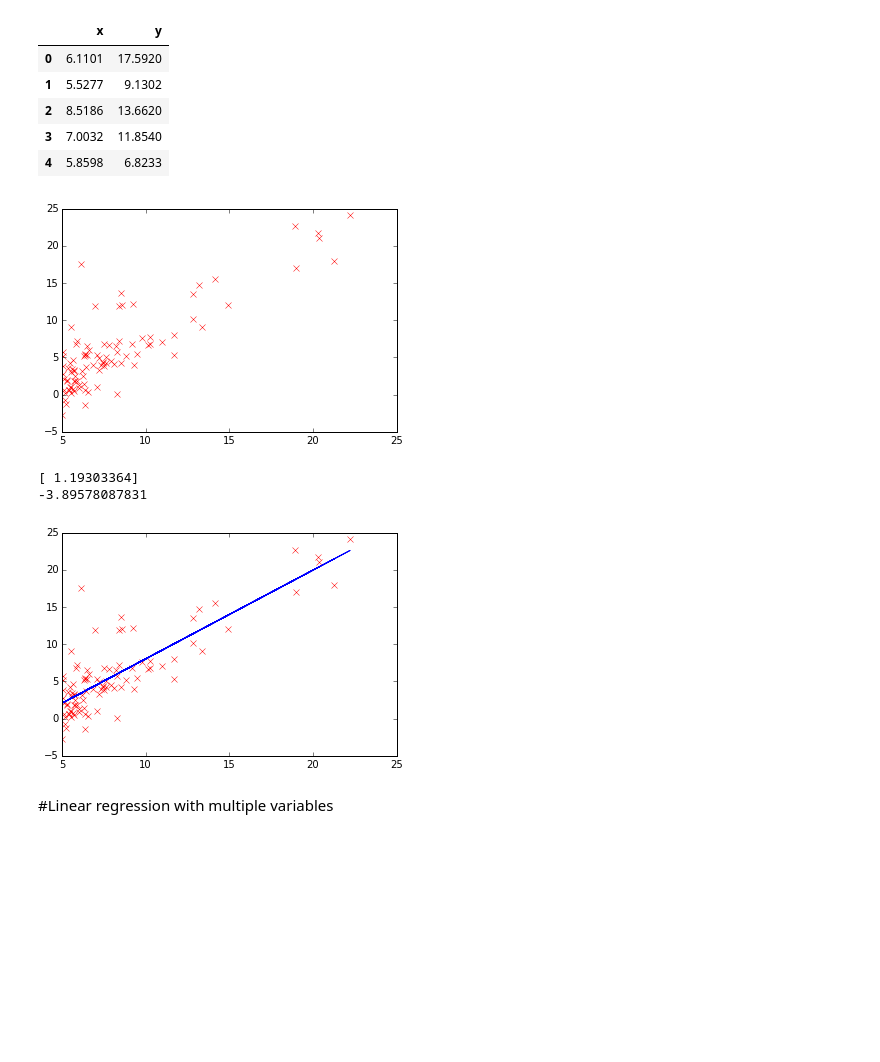
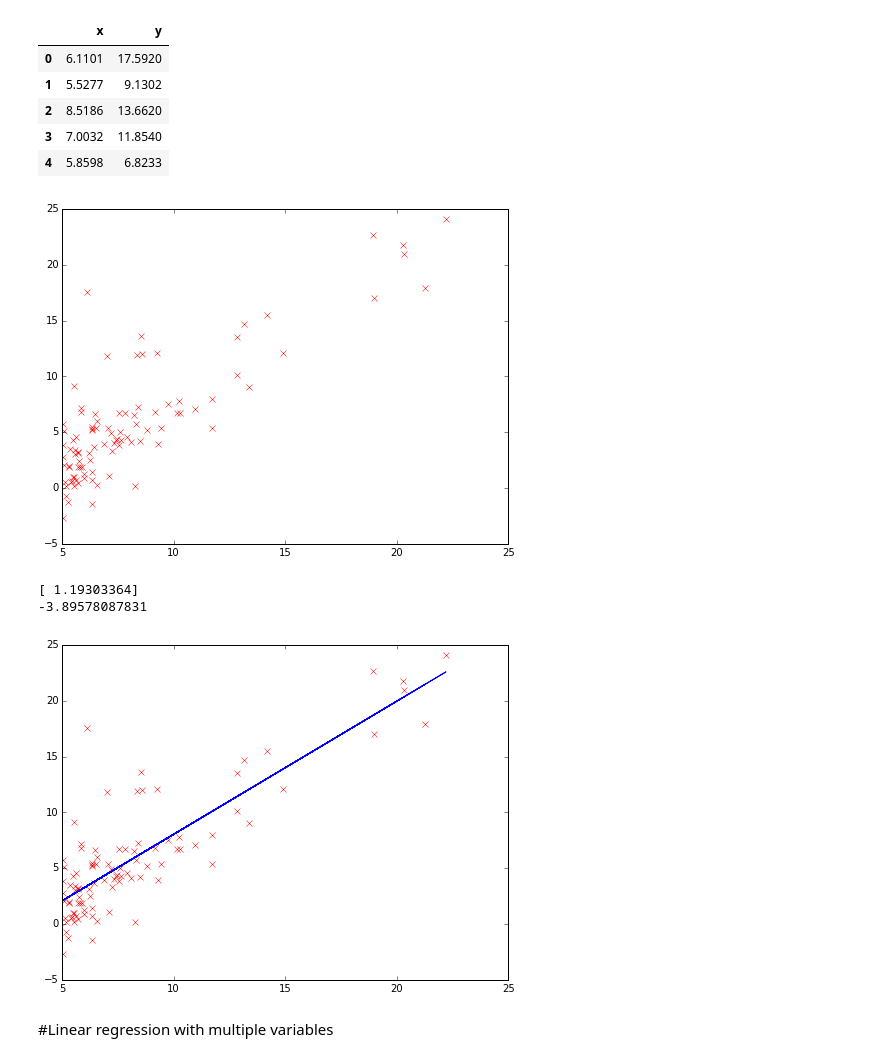
Before and after one commit to kongfy/ml-007, a Jupyter notebook: mlclass-ex1/ex1.ipynb, the cells around one changed output. Drawn from its saved outputs; the diff is of its cells as text; code cells hidden in the pictures; blank space fills up the shorter version.

```diff
--- a/mlclass-ex1/ex1.ipynb
+++ b/mlclass-ex1/ex1.ipynb
@@ -18,10 +18,11 @@ data1.head()
 | 3 | 7.0032 | 11.8540 |
 | 4 | 5.8598 | 6.8233 |
 # %%
+plt.figure(figsize=(8, 6))
 plt.plot(data1['x'], data1['y'], 'rx')
 plt.show()
 # %% [output]
-[figure, old version]
+[figure, new version]
 # %%
 from sklearn import linear_model
 # %%
@@ -34,12 +35,14 @@ print clf.intercept_
 [ 1.19303364]
 -3.89578087831
 # %%
+plt.figure(figsize=(8, 6))
+
 plt.plot(data1['x'], data1['y'], 'rx')
 plt.plot(data1['x'], clf.predict(data1[['x']]))
 
 plt.show()
 # %% [output]
-[figure, old version]
+[figure, new version]
 # %% [markdown]
 #Linear regression with multiple variables
 # %%
```
Also changed, not shown: 5 other files.
